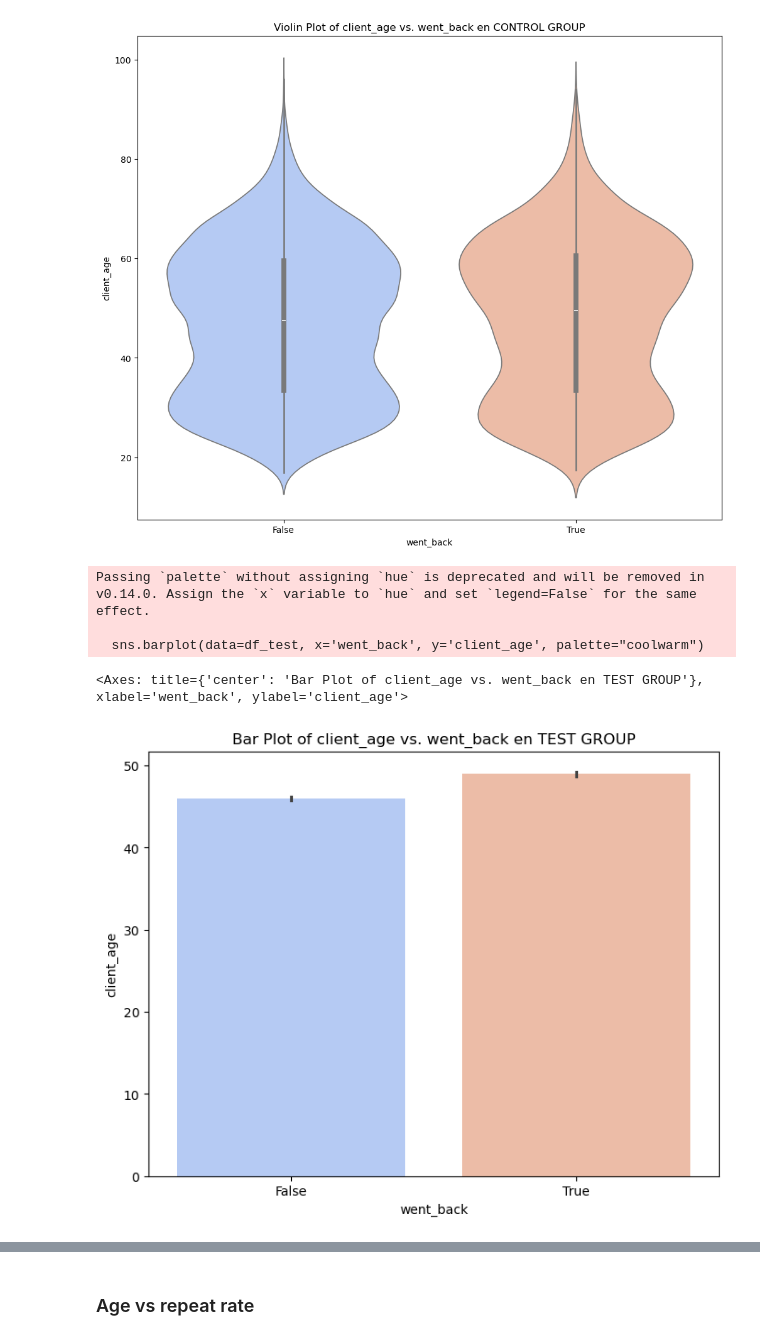
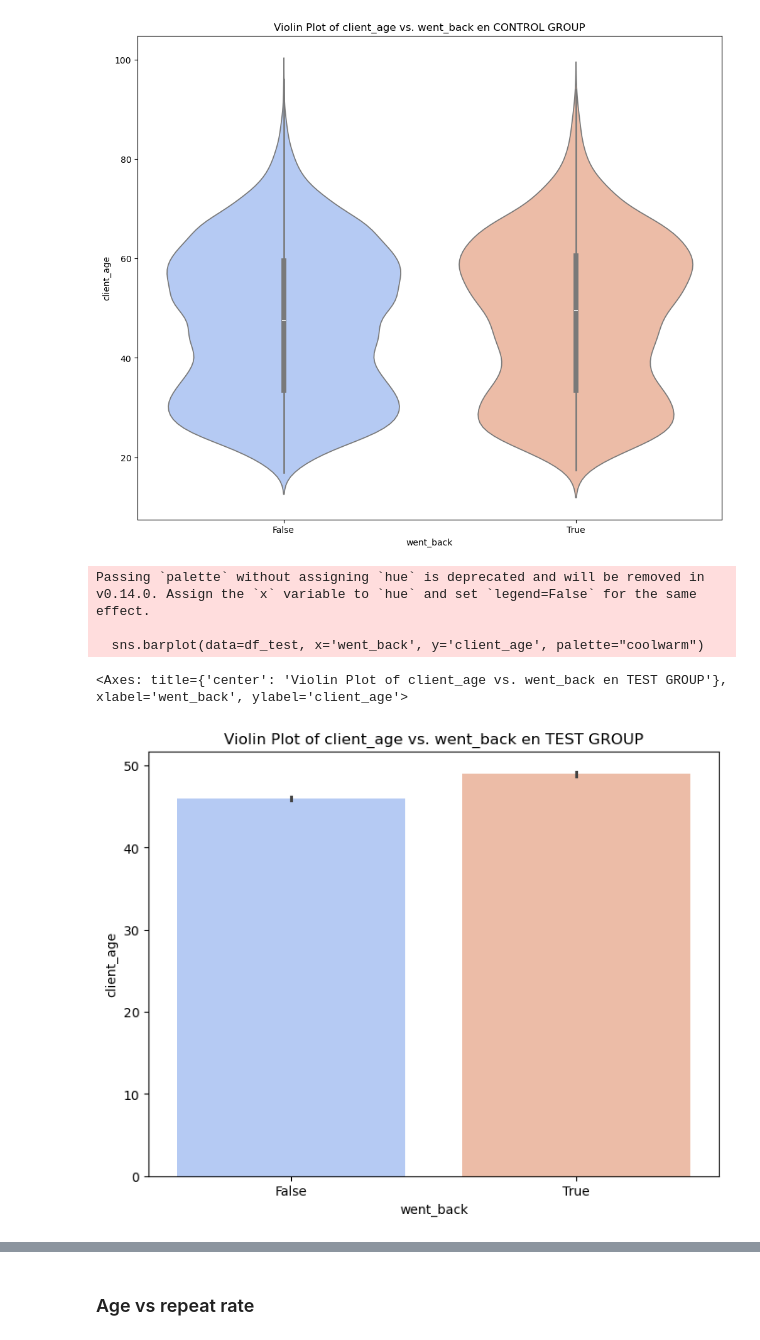
Before and after one commit to almudenaolg/Vanguard-AB-Test-Analysis, a Jupyter notebook: exploratory.ipynb, the cells around one changed output, grey strips where cells are left out. Drawn from its saved outputs; the diff is of its cells as text; code cells hidden in the pictures.

```diff
--- a/exploratory.ipynb
+++ b/exploratory.ipynb
@@ -831,13 +737,13 @@ Passing `palette` without assigning `hue` is deprecated and will be removed in v
 [figure]
 # %%
 plt.figure(figsize=(8, 6))
-plt.title('Bar Plot of client_age vs. went_back en TEST GROUP')
+plt.title('Violin Plot of client_age vs. went_back en TEST GROUP')
 sns.barplot(data=df_test, x='went_back', y='client_age', palette="coolwarm")
 # %% [output]
 Passing `palette` without assigning `hue` is deprecated and will be removed in v0.14.0. Assign the `x` variable to `hue` and set `legend=False` for the same effect.
 
   sns.barplot(data=df_test, x='went_back', y='client_age', palette="coolwarm")
-<Axes: title={'center': 'Bar Plot of client_age vs. went_back en TEST GROUP'}, xlabel='went_back', ylabel='client_age'>
+<Axes: title={'center': 'Violin Plot of client_age vs. went_back en TEST GROUP'}, xlabel='went_back', ylabel='client_age'>
-[figure, old version]
+[figure, new version]
 # %%
 plt.figure(figsize=(8, 6))
```
Also changed, not shown: parts of 28 cells of this notebook, 1 other file.
